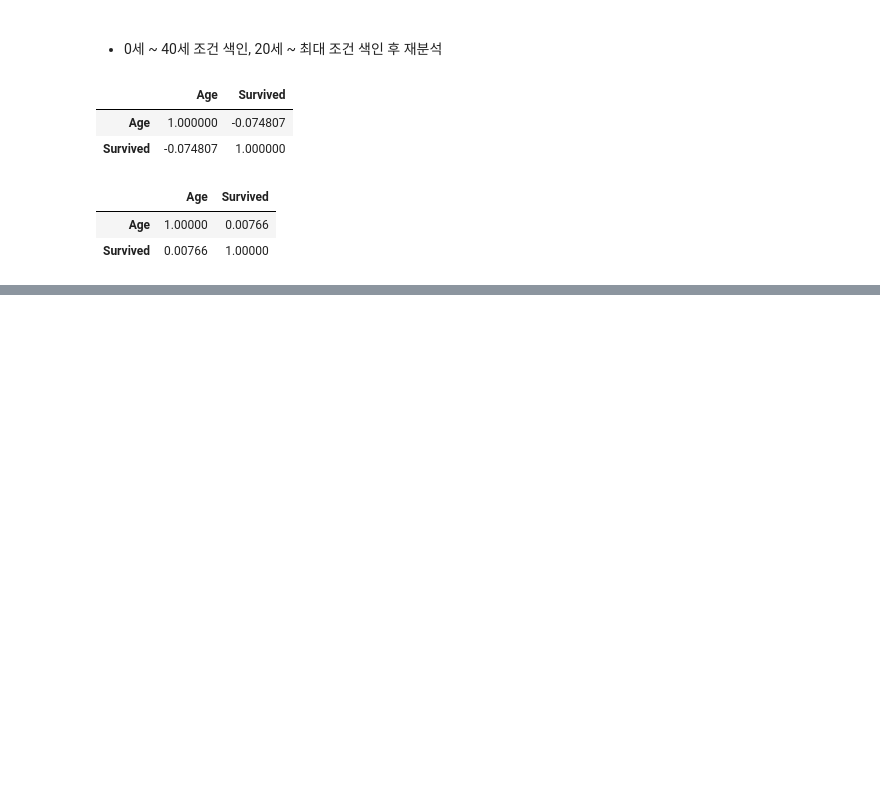
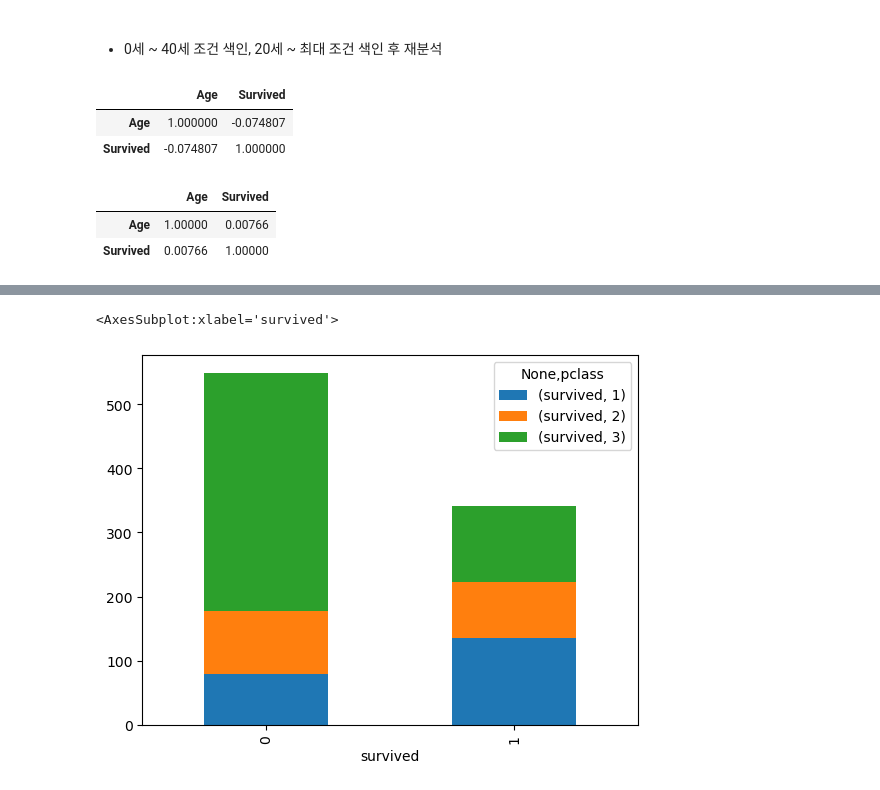
Before and after one commit to dev-EthanJ/Numpy_and_Pandas, a Jupyter notebook: 20221102_1_Data_pre-processing_and_Visualization.ipynb, the cells around one changed output, grey strips where cells are left out. Saved outputs shown, nothing was run; the diff lists cells and outputs as text; code cells hidden in the pictures; blank space fills up the shorter version.

```diff
--- a/20221102_1_Data_pre-processing_and_Visualization.ipynb
+++ b/20221102_1_Data_pre-processing_and_Visualization.ipynb
@@ -520,0 +893,4 @@ data
+# %%
+pclass_survived = data.groupby(['pclass', 'survived'])[['survived']].count()
+
+pclass_survived
@@ -520,0 +914,5 @@ data
+# %%
+pclass_survived.unstack(0).plot(kind='bar', stacked=True)
+# %% [output]
+<AxesSubplot:xlabel='survived'>
+[figure, added]
```
Also changed, not shown: parts of 83 cells of this notebook, 1 other file.
